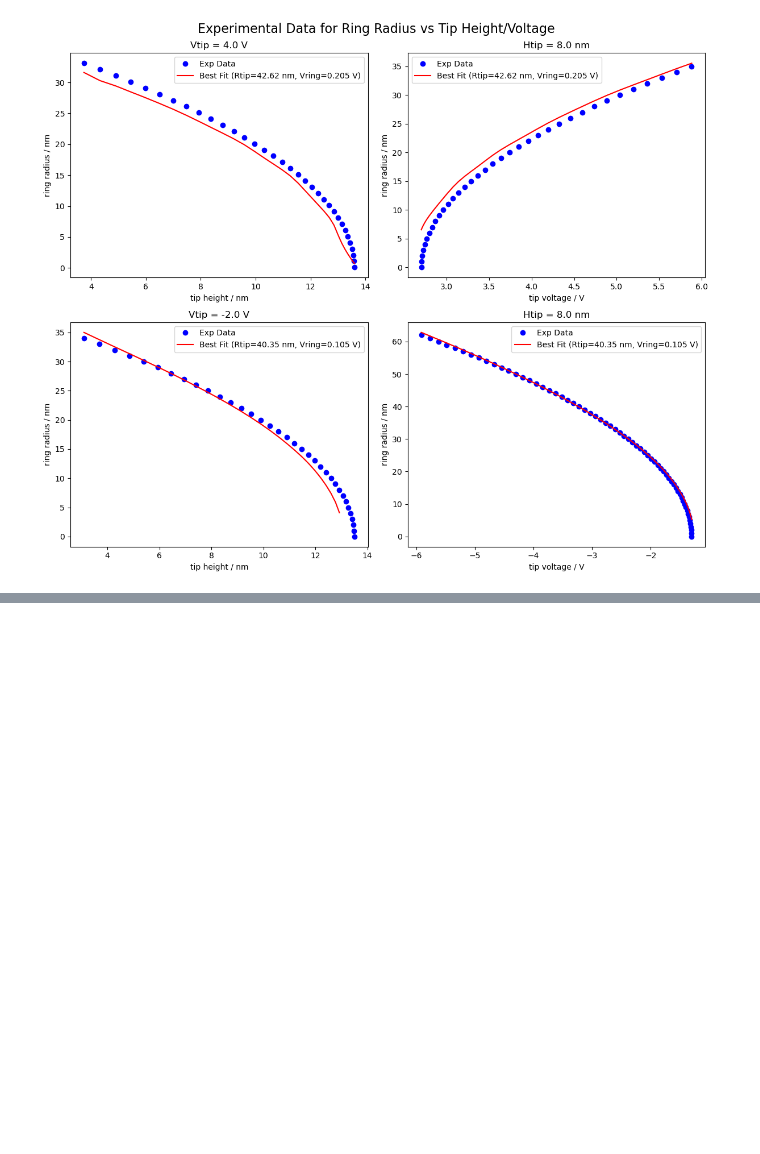
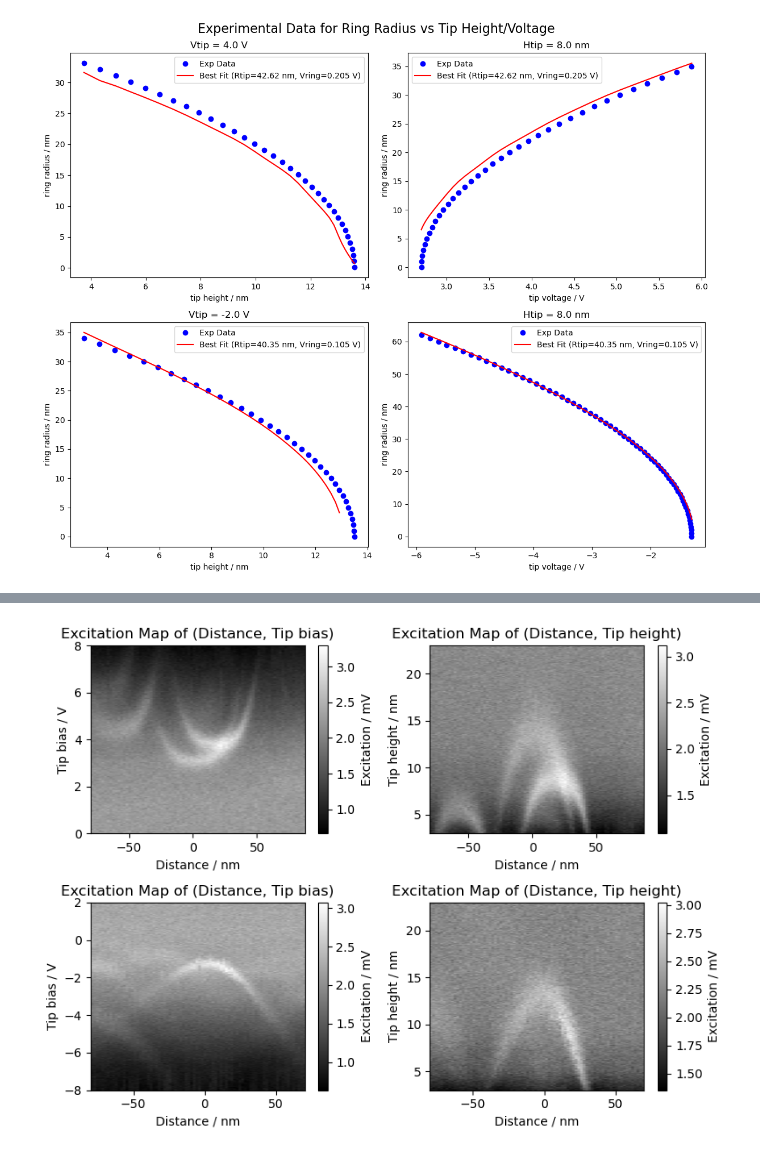
Before and after one commit to Mizuki-OHASHI/charge-ring, a Jupyter notebook: NGSpy/example.ipynb, the cells around one changed output, grey strips where cells are left out. Drawn from its saved outputs; the diff is of its cells as text; code cells hidden in the pictures; blank space fills up the shorter version.

Commit message:
grid spec

```diff
--- a/NGSpy/example.ipynb
+++ b/NGSpy/example.ipynb
@@ -300,0 +303,13 @@ np.savetxt("fitting_results/best_r_vs_Vtip_neg.csv", np.column_stack((r_Vtip_neg
+# %%
+# load grid spectroscopy data
+gs_15 = np.loadtxt('20250714/Grid Spectroscopy015_OC_M1_Excitation.txt', skiprows=1).reshape(-1, 80)
+gs_16 = np.loadtxt('20250714/Grid Spectroscopy016_OC_M1_Excitation.txt', skiprows=1)
+gs_17 = np.loadtxt('20250714/Grid Spectroscopy017_OC_M1_Excitation.txt', skiprows=1)
+gs_18 = np.loadtxt('20250714/Grid Spectroscopy018_OC_M1_Excitation.txt', skiprows=1).reshape(-1, 80)
+print(gs_15.shape, gs_16.shape, gs_17.shape, gs_18.shape)
+
+# load optimized parameters from fitting results
+with open("fitting_results/fitting_metadata.json", "r") as f:
+    fitting_metadata = json.load(f)
+print('--- Fitting Results ---')
+print(json.dumps(fitting_metadata, indent=4))
@@ -300,0 +365,51 @@ np.savetxt("fitting_results/best_r_vs_Vtip_neg.csv", np.column_stack((r_Vtip_neg
+# %%
+fig, axes = plt.subplots(2, 2, figsize=(8, 6))
+axes = axes.flatten()
+for i, gs_data_key in enumerate(['gs_16', 'gs_15', 'gs_17', 'gs_18']):
+    gs = eval(gs_data_key)
+    scale = scales[gs_data_key]
+    fitting_name = scale["fitting_name"]
+    Rtip_fit = fitting_metadata[fitting_name]["Rtip_opt"]
+    Vring_fit = fitting_metadata[fitting_name]["Vring_opt"]
+    ystart = scale["y"]["start"]
+    yend = scale["y"]["end"]
+    if ystart > yend:
+        gs = np.flipud(gs)
+        ystart, yend = yend, ystart
+    x_vals = np.linspace(scale["x"]["start"], scale["x"]["end"], gs.shape[1])
+    y_vals = np.linspace(ystart, yend, gs.shape[0])
+    X, Y = np.meshgrid(x_vals, y_vals)
+    im = axes[i].imshow(gs*1e3, extent=(x_vals.min(), x_vals.max(), y_vals.min(), y_vals.max()), aspect='auto', origin='lower', cmap='gray')
+    axes[i].set_xlim(x_vals.min(), x_vals.max())
+    axes[i].set_ylim(y_vals.min(), y_vals.max())
+    axes[i].set_xlabel(f"Distance / {scale['x']['unit']}")
+    axes[i].set_ylabel(f"{scale['y']['label']} / {scale['y']['unit']}")
+    axes[i].set_title(f"Excitation Map of (Distance, {scale['y']['label']})")
+    fig.colorbar(im, ax=axes[i], label='Excitation / mV')
+
+    # # Overlay experimental peak profile
+    # r_peak_profile = np.loadtxt(scale["peak_profile"], delimiter=',', skiprows=1)
+    # if scale["peak_profile"] == "data/exp_data.csv":
+    #     r_peak_profile[:, 0] = -r_peak_profile[:, 0]  # Make voltages negative
+    # axes[i].plot(r_peak_profile[:, 1], r_peak_profile[:, 0], 'b.', label='Fitting Targets')
+
+    # # Overlay fitted ring radius contours
+    # if scale["y"]["label"] == "Tip height":
+    #     Htip_vals = y_vals
+    #     Vtip_fixed = 4.0 if fitting_name == "positive_Vtip" else -2.0
+    #     ring_radii = np.array([
+    #         ring_radius_func(Rtip_fit, Vring_fit, Vtip_fixed+CPD, Htip_val) for Htip_val in Htip_vals
+    #     ])
+    #     axes[i].plot(ring_radii, Htip_vals, 'r-', label='Fitted Ring Radius')
+    # else:
+    #     Vtip_vals = y_vals
+    #     Htip_fixed = 8.0
+    #     ring_radii = np.array([
+    #         ring_radius_func(Rtip_fit, Vring_fit, Vtip_val+CPD, Htip_fixed) for Vtip_val in Vtip_vals
+    #     ])
+    #     axes[i].plot(ring_radii, Vtip_vals, 'r-', label='Fitted Ring Radius')
+    # axes[i].legend()
+plt.tight_layout()
+plt.show()
+# %% [output]
+[figure, added]
```
Also changed, not shown: parts of 6 cells of this notebook, 6 other files.
